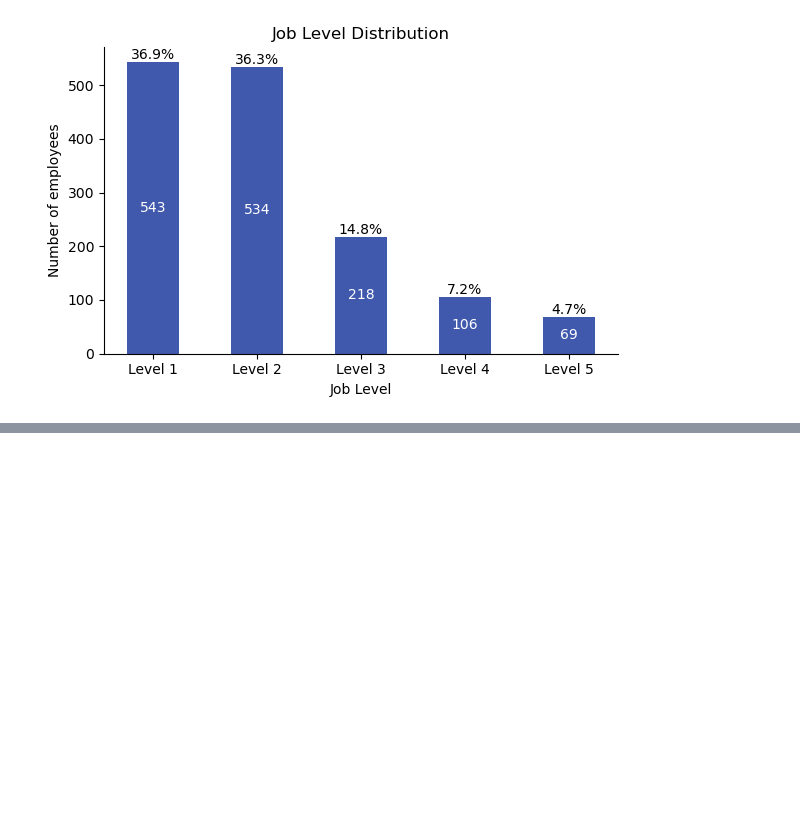
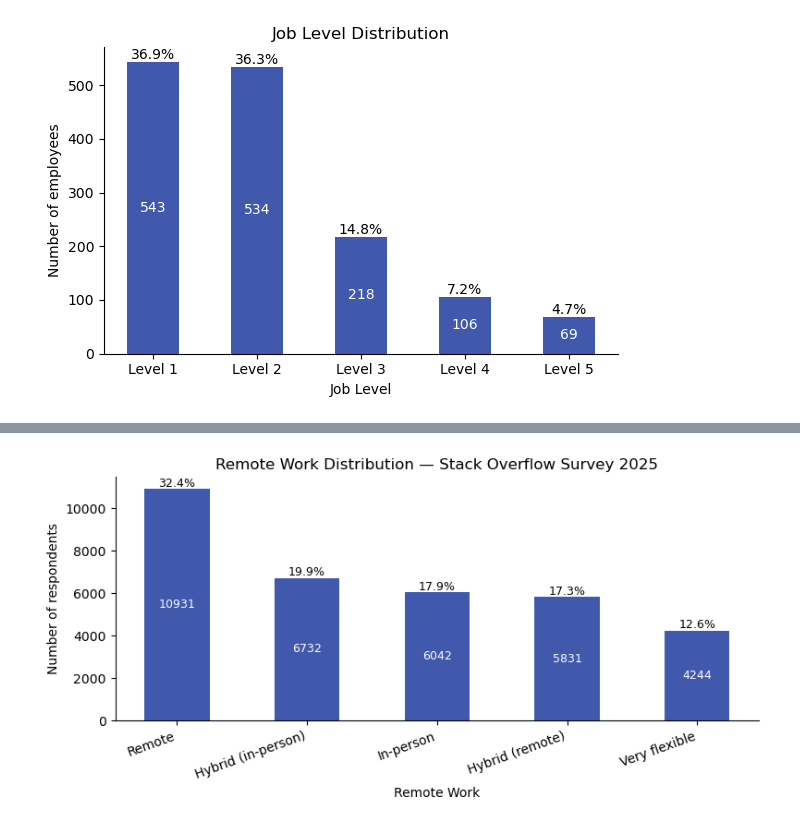
Before and after one commit to amanova1/why-employees-leave, a Jupyter notebook: why_employees_leave.ipynb, the cells around one changed output, grey strips where cells are left out. Saved outputs shown, nothing was run; the diff lists cells and outputs as text; code cells hidden in the pictures; blank space fills up the shorter version.

Commit message:
add SO survey EDA

```diff
--- a/why_employees_leave.ipynb
+++ b/why_employees_leave.ipynb
@@ -555,0 +604,32 @@ The workforce is predominantly junior to mid level - Level 1 (36.9%) and Level 2
+# %%
+remote_labels = {
+    'Remote': 'Remote',
+    'Hybrid (some remote, leans heavy to in-person)': 'Hybrid (in-person)',
+    'In-person': 'In-person',
+    'Hybrid (some in-person, leans heavy to flexibility)': 'Hybrid (remote)',
+    'Your choice (very flexible, you can come in when you want or just as needed)': 'Very flexible'
+}
+
+so_data['RemoteWork_short'] = so_data['RemoteWork'].map(remote_labels)
+
+remote_counts = so_data['RemoteWork_short'].value_counts()
+remote_pct = remote_counts / remote_counts.sum() * 100
+
+fig, ax = plt.subplots(figsize=(8, 4))
+bars = ax.bar(remote_counts.index, remote_counts.values, color='#4059AD', width=0.5)
+ax.set_title('Remote Work Distribution — Stack Overflow Survey 2025')
+ax.set_xlabel('Remote Work')
+ax.set_ylabel('Number of respondents')
+ax.spines['top'].set_visible(False)
+ax.spines['right'].set_visible(False)
+for bar, pct in zip(bars, remote_pct.values):
+    ax.text(bar.get_x() + bar.get_width()/2, bar.get_height()/2,
+            str(int(bar.get_height())), ha='center', va='center',
+            fontsize=9, color='white')
+    ax.text(bar.get_x() + bar.get_width()/2, bar.get_height() + 100,
+            f'{pct:.1f}%', ha='center', fontsize=9)
+plt.xticks(rotation=20, ha='right')
+plt.tight_layout()
+plt.show()
+# %% [output]
+[figure, added]
```
Also changed, not shown: parts of 17 cells of this notebook.
